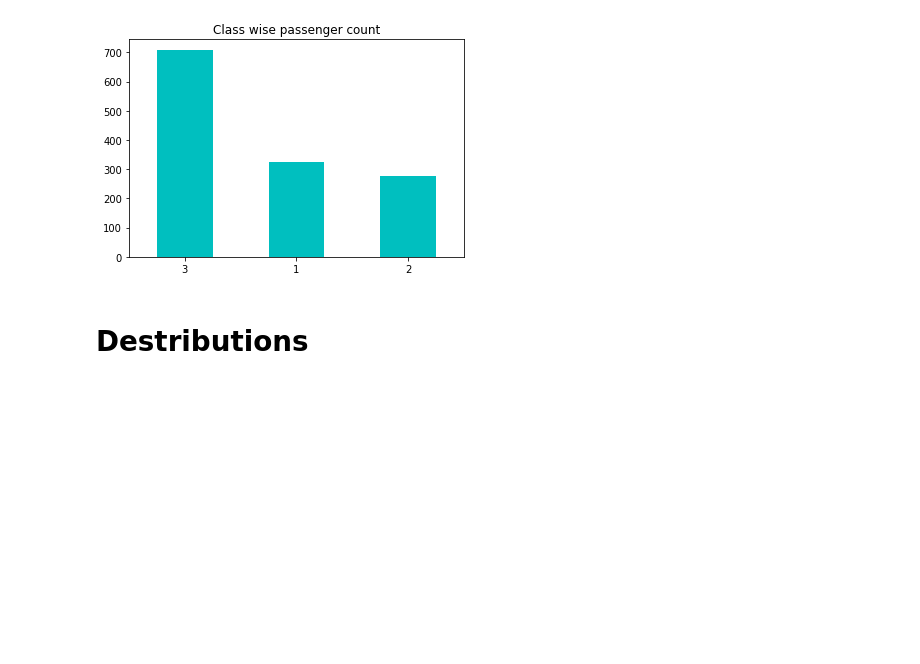
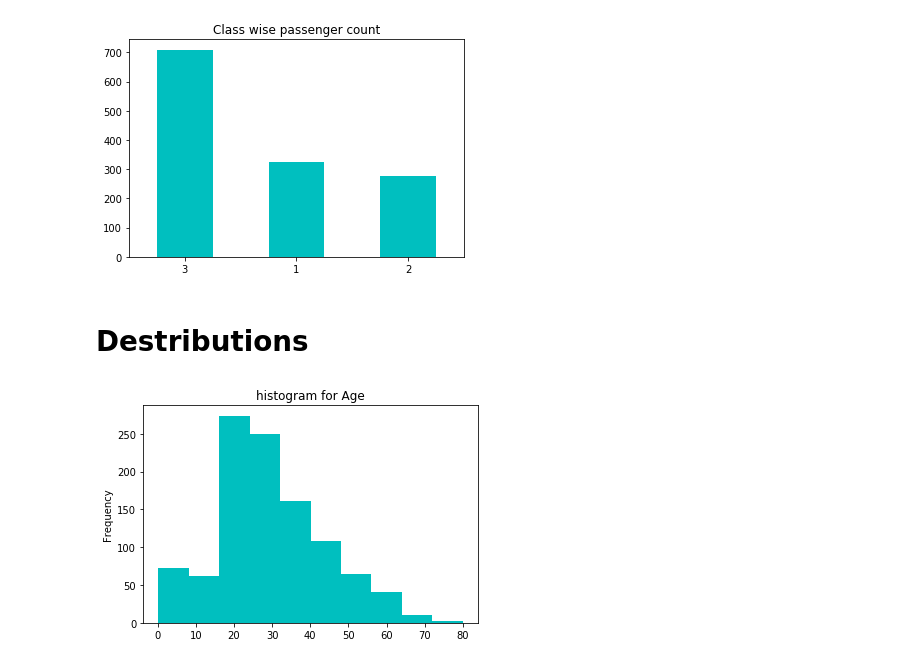
Before and after one commit to rajkthapa/DataScience, a Jupyter notebook: notebooks/data-processing.ipynb, the cells around one changed output. Cells and saved outputs as stored; diff of their text form; code cells hidden in the pictures; blank space fills up the shorter version.

Commit message:
Data exploration charts aggregate plot in pandas

```diff
--- a/notebooks/data-processing.ipynb
+++ b/notebooks/data-processing.ipynb
@@ -350,3 +350,8 @@ df.Pclass.value_counts().plot(kind='bar', rot = 0, title='Class wise passenger c
 [figure]
 # %% [markdown]
 # Destributions
+# %%
+# use hist to create histgrams
+df.Age.plot(kind='hist', title='histogram for Age', color='c');
+# %% [output]
+[figure, added]
```
Also changed, not shown: parts of 23 cells of this notebook.
